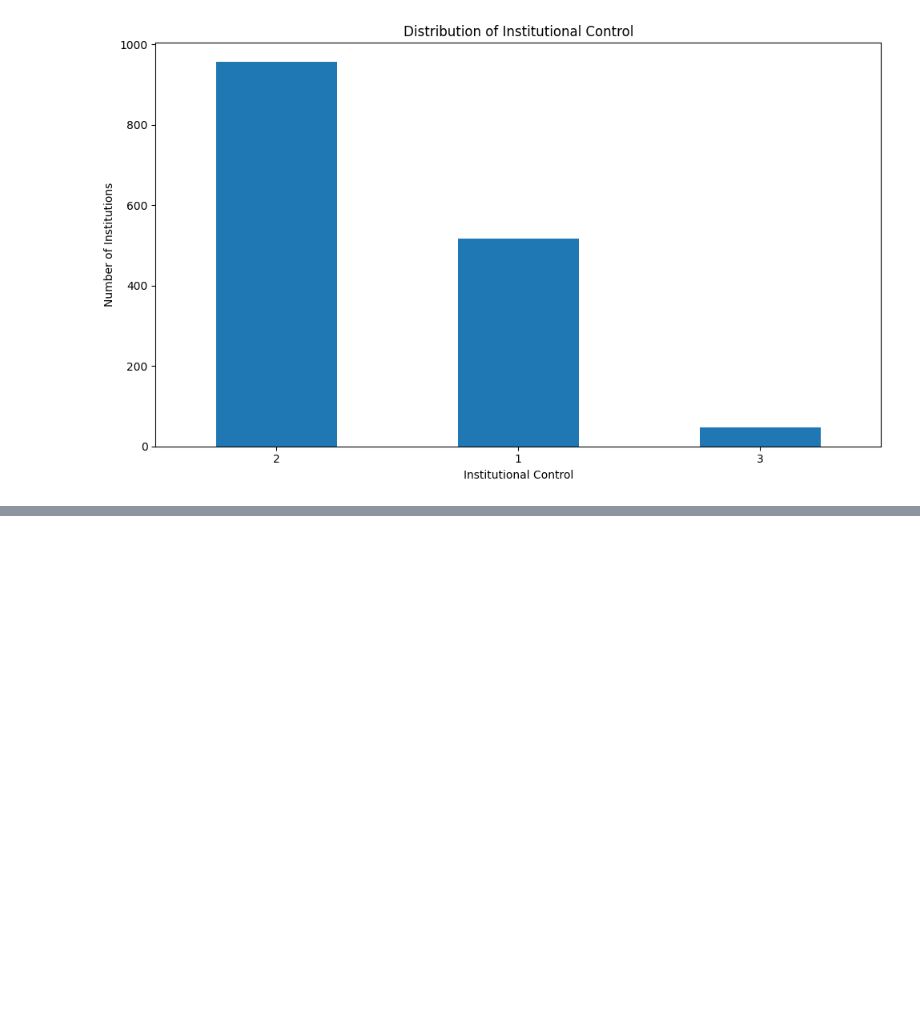
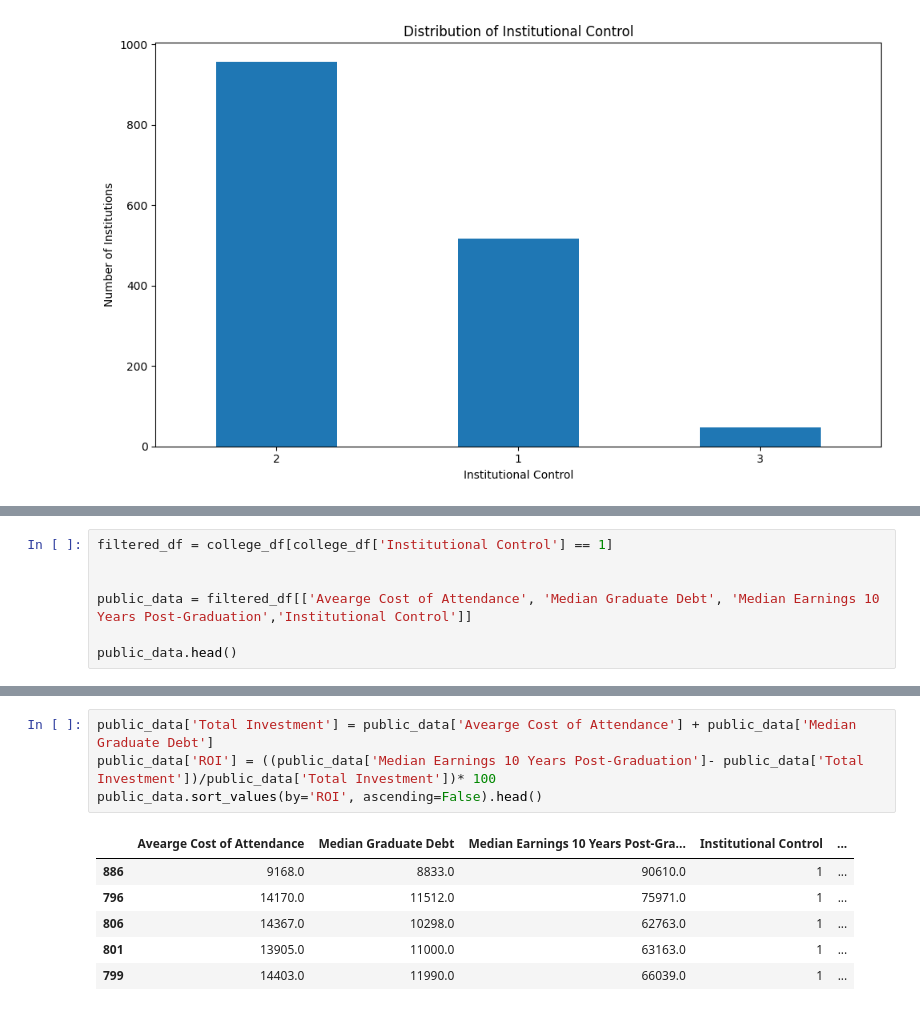
Before and after one commit to mjwillis717-coder/dsrp, a Jupyter notebook: DSRP_Education.ipynb, the cells around one changed output, grey strips where cells are left out. Drawn from its saved outputs; the diff is of its cells as text; blank space fills up the shorter version.

```diff
--- a/DSRP_Education.ipynb
+++ b/DSRP_Education.ipynb
@@ -418,0 +422,7 @@ plt.show()
+# %%
+filtered_df = college_df[college_df['Institutional Control'] == 1]
+
+
+public_data = filtered_df[['Avearge Cost of Attendance', 'Median Graduate Debt', 'Median Earnings 10 Years Post-Graduation','Institutional Control']]
+
+public_data.head()
@@ -418,0 +490,11 @@ plt.show()
+# %%
+public_data['Total Investment'] = public_data['Avearge Cost of Attendance'] + public_data['Median Graduate Debt']
+public_data['ROI'] = ((public_data['Median Earnings 10 Years Post-Graduation']- public_data['Total Investment'])/public_data['Total Investment'])* 100
+public_data.sort_values(by='ROI', ascending=False).head()
+# %% [output]
+|  | Avearge Cost of Attendance | Median Graduate Debt | Median Earnings 10 Years Post-Gra... | Institutional Control | ... |
+| 886 | 9168.0 | 8833.0 | 90610.0 | 1 | ... |
+| 796 | 14170.0 | 11512.0 | 75971.0 | 1 | ... |
+| 806 | 14367.0 | 10298.0 | 62763.0 | 1 | ... |
+| 801 | 13905.0 | 11000.0 | 63163.0 | 1 | ... |
+| 799 | 14403.0 | 11990.0 | 66039.0 | 1 | ... |
```
Also changed, not shown: parts of 14 cells of this notebook.
